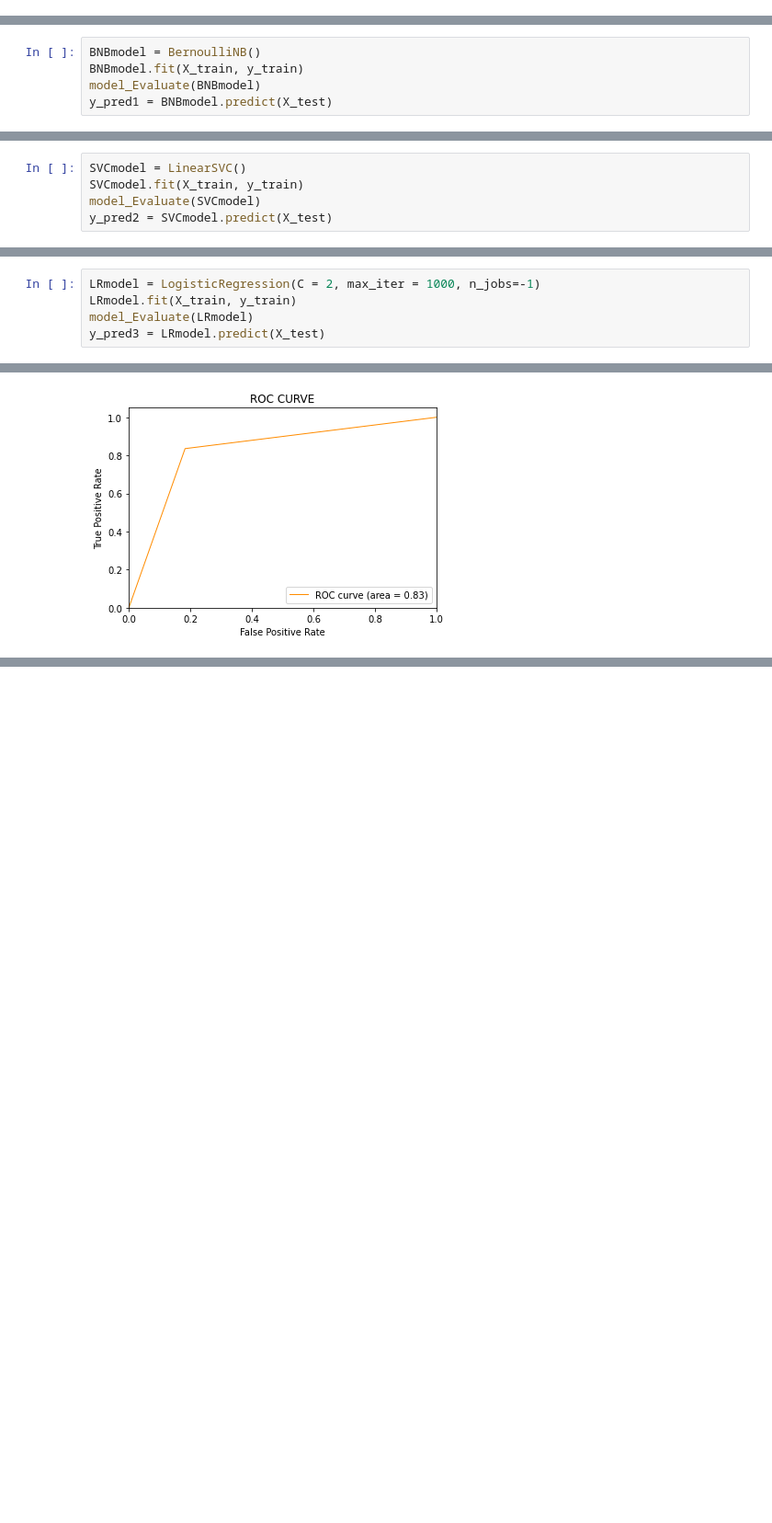
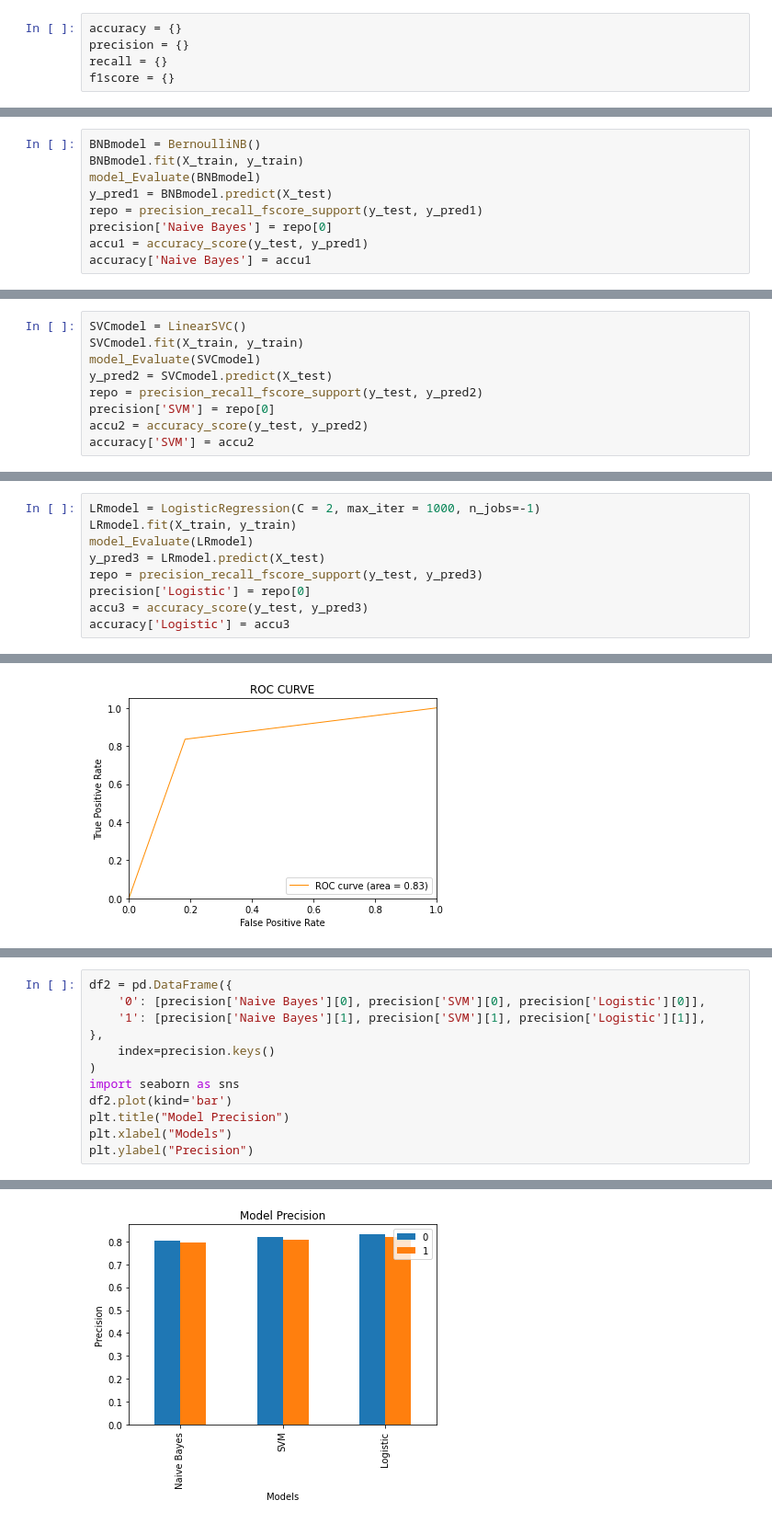
Before and after one commit to YagnikMoradiya/sentiment-tweets, a Jupyter notebook: test.ipynb, the cells around one changed output, grey strips where cells are left out. Shown at 92% size. Saved outputs shown, nothing was run; the diff lists cells and outputs as text; blank space fills up the shorter version.

Commit message:
Graph added

```diff
--- a/test.ipynb
+++ b/test.ipynb
@@ -280,6 +277,11 @@ No. of feature_words:  500000
 # %%
 X_train = vectoriser.transform(X_train)
 X_test  = vectoriser.transform(X_test)
+# %%
+accuracy = {}
+precision = {}
+recall = {}
+f1score = {}
 # %%
 def model_Evaluate(model):
     # Predict values for Test dataset
@@ -305,6 +307,10 @@ BNBmodel = BernoulliNB()
 BNBmodel.fit(X_train, y_train)
 model_Evaluate(BNBmodel)
 y_pred1 = BNBmodel.predict(X_test)
+repo = precision_recall_fscore_support(y_test, y_pred1)
+precision['Naive Bayes'] = repo[0]
+accu1 = accuracy_score(y_test, y_pred1)
+accuracy['Naive Bayes'] = accu1
 # %% [output]
               precision    recall  f1-score   support
 
@@ -337,6 +347,10 @@ SVCmodel = LinearSVC()
 SVCmodel.fit(X_train, y_train)
 model_Evaluate(SVCmodel)
 y_pred2 = SVCmodel.predict(X_test)
+repo = precision_recall_fscore_support(y_test, y_pred2)
+precision['SVM'] = repo[0]
+accu2 = accuracy_score(y_test, y_pred2)
+accuracy['SVM'] = accu2
 # %% [output]
               precision    recall  f1-score   support
 
@@ -369,6 +383,10 @@ LRmodel = LogisticRegression(C = 2, max_iter = 1000, n_jobs=-1)
 LRmodel.fit(X_train, y_train)
 model_Evaluate(LRmodel)
 y_pred3 = LRmodel.predict(X_test)
+repo = precision_recall_fscore_support(y_test, y_pred3)
+precision['Logistic'] = repo[0]
+accu3 = accuracy_score(y_test, y_pred3)
+accuracy['Logistic'] = accu3
 # %% [output]
               precision    recall  f1-score   support
 
@@ -396,0 +419,13 @@ plt.show()
+# %%
+df2 = pd.DataFrame({
+    '0': [precision['Naive Bayes'][0], precision['SVM'][0], precision['Logistic'][0]],
+    '1': [precision['Naive Bayes'][1], precision['SVM'][1], precision['Logistic'][1]],
+},
+    index=precision.keys()
+)
+import seaborn as sns
+df2.plot(kind='bar')
+plt.title("Model Precision")
+plt.xlabel("Models")
+plt.ylabel("Precision")
+# %% [output]
@@ -396,0 +433 @@ plt.show()
+[figure, added]
```
Also changed, not shown: parts of 10 cells of this notebook.
